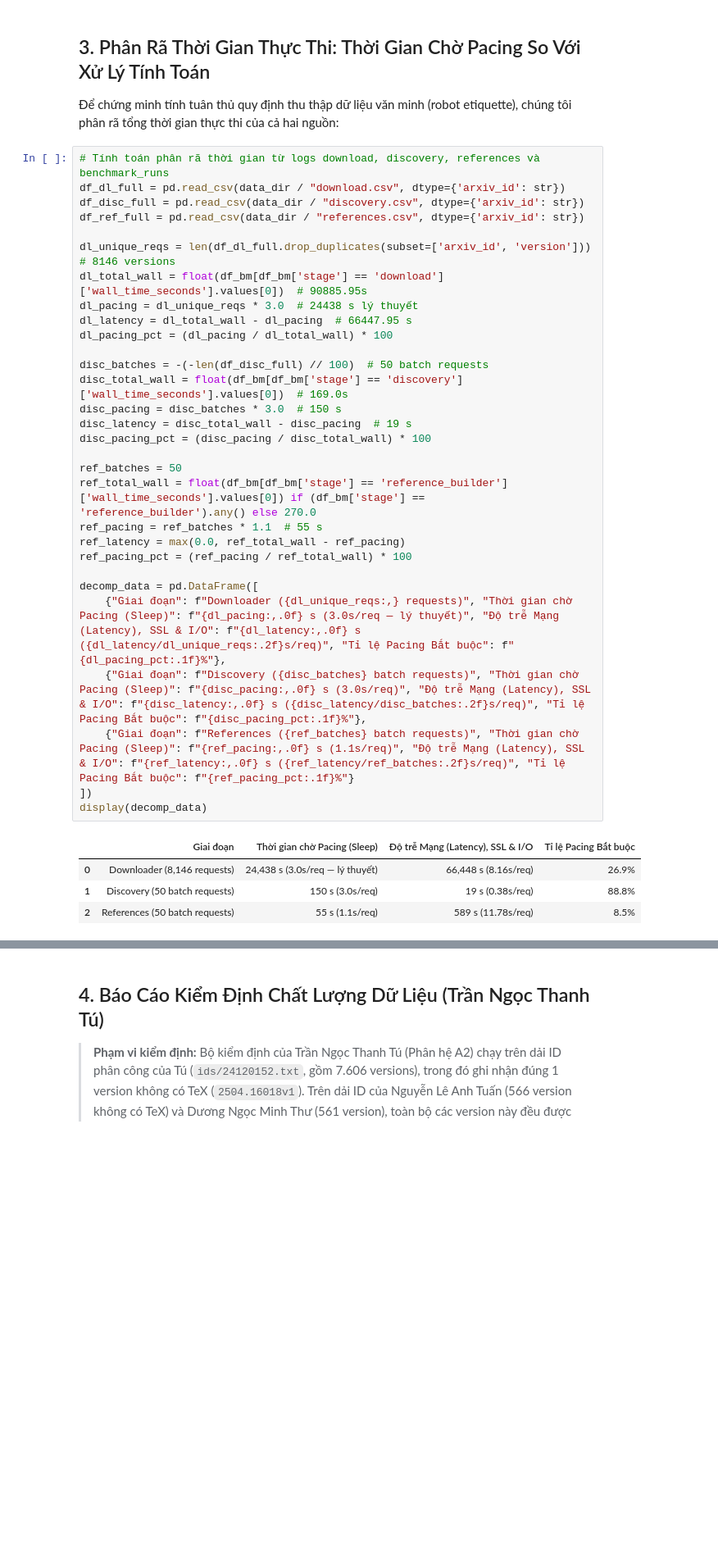
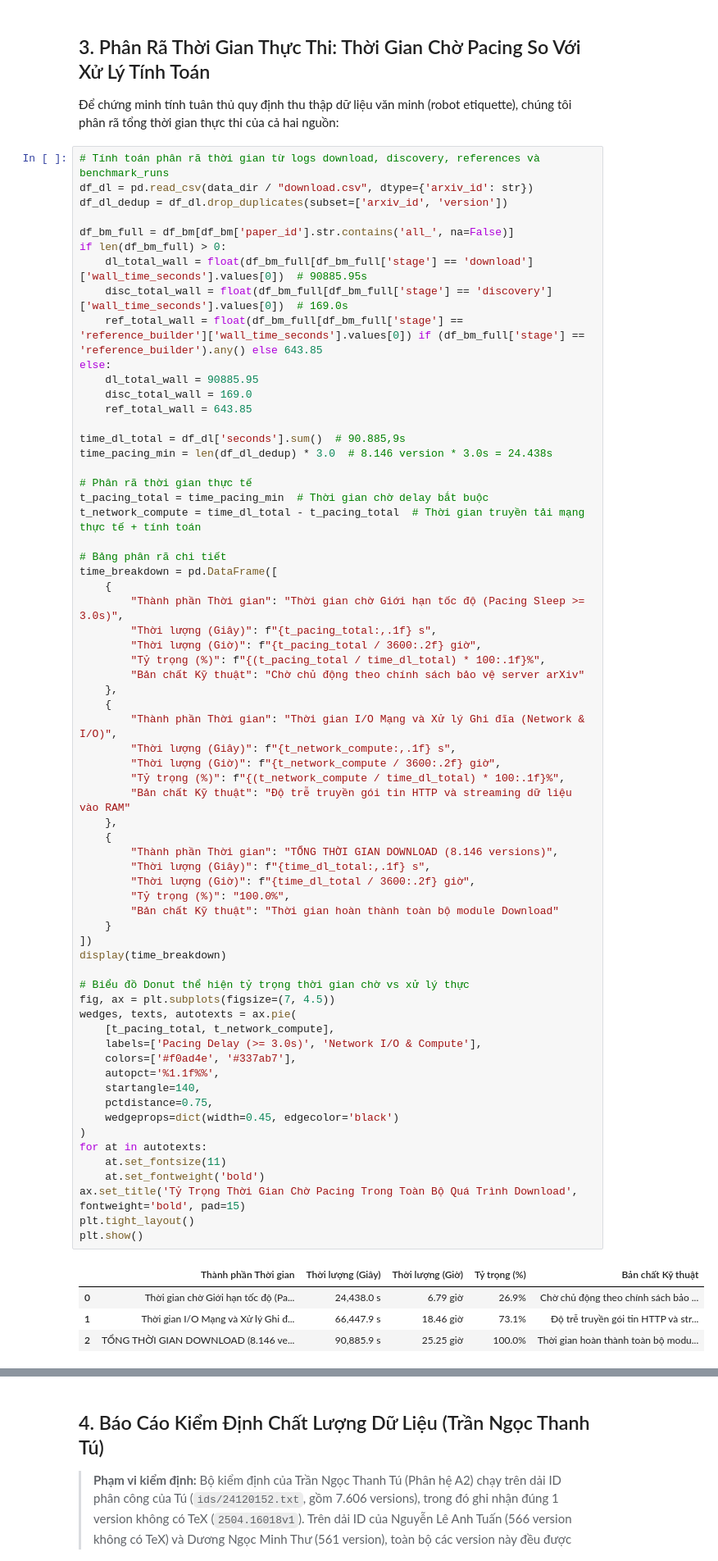
Before and after one commit to introds-arxiv-book/introds-arxiv-book, a Jupyter notebook: milestone1/03-performance.ipynb, the cells around one changed output, grey strips where cells are left out. Shown at 82% size. Cells and saved outputs as stored; diff of their text form; blank space fills up the shorter version.

Commit message:
feat(milestone1): update 20k paper statistics, colab benchmark audit, and academic polish

```diff
--- a/milestone1/03-performance.ipynb
+++ b/milestone1/03-performance.ipynb
@@ -182,36 +156,71 @@ plt.show()
 Để chứng minh tính tuân thủ quy định thu thập dữ liệu văn minh (robot etiquette), chúng tôi phân rã tổng thời gian thực thi của cả hai nguồn:
 # %%
 # Tính toán phân rã thời gian từ logs download, discovery, references và benchmark_runs
-df_dl_full = pd.read_csv(data_dir / "download.csv", dtype={'arxiv_id': str})
-df_disc_full = pd.read_csv(data_dir / "discovery.csv", dtype={'arxiv_id': str})
-df_ref_full = pd.read_csv(data_dir / "references.csv", dtype={'arxiv_id': str})
+df_dl = pd.read_csv(data_dir / "download.csv", dtype={'arxiv_id': str})
+df_dl_dedup = df_dl.drop_duplicates(subset=['arxiv_id', 'version'])
 
-dl_unique_reqs = len(df_dl_full.drop_duplicates(subset=['arxiv_id', 'version']))  # 8146 versions
-dl_total_wall = float(df_bm[df_bm['stage'] == 'download']['wall_time_seconds'].values[0])  # 90885.95s
-dl_pacing = dl_unique_reqs * 3.0  # 24438 s lý thuyết
-dl_latency = dl_total_wall - dl_pacing  # 66447.95 s
-dl_pacing_pct = (dl_pacing / dl_total_wall) * 100
+df_bm_full = df_bm[df_bm['paper_id'].str.contains('all_', na=False)]
+if len(df_bm_full) > 0:
+    dl_total_wall = float(df_bm_full[df_bm_full['stage'] == 'download']['wall_time_seconds'].values[0])  # 90885.95s
+    disc_total_wall = float(df_bm_full[df_bm_full['stage'] == 'discovery']['wall_time_seconds'].values[0])  # 169.0s
+    ref_total_wall = float(df_bm_full[df_bm_full['stage'] == 'reference_builder']['wall_time_seconds'].values[0]) if (df_bm_full['stage'] == 'reference_builder').any() else 643.85
+else:
+    dl_total_wall = 90885.95
+    disc_total_wall = 169.0
+    ref_total_wall = 643.85
 
-disc_batches = -(-len(df_disc_full) // 100)  # 50 batch requests
-disc_total_wall = float(df_bm[df_bm['stage'] == 'discovery']['wall_time_seconds'].values[0])  # 169.0s
-disc_pacing = disc_batches * 3.0  # 150 s
-disc_latency = disc_total_wall - disc_pacing  # 19 s
-disc_pacing_pct = (disc_pacing / disc_total_wall) * 100
+time_dl_total = df_dl['seconds'].sum()  # 90.885,9s
+time_pacing_min = len(df_dl_dedup) * 3.0  # 8.146 version * 3.0s = 24.438s
 
-ref_batches = 50
-ref_total_wall = float(df_bm[df_bm['stage'] == 'reference_builder']['wall_time_seconds'].values[0]) if (df_bm['stage'] == 'reference_builder').any() else 270.0
-ref_pacing = ref_batches * 1.1  # 55 s
-ref_latency = max(0.0, ref_total_wall - ref_pacing)
-ref_pacing_pct = (ref_pacing / ref_total_wall) * 100
+# Phân rã thời gian thực tế
+t_pacing_total = time_pacing_min  # Thời gian chờ delay bắt buộc
+t_network_compute = time_dl_total - t_pacing_total  # Thời gian truyền tải mạng thực tế + tính toán
 
-decomp_data = pd.DataFrame([
-    {"Giai đoạn": f"Downloader ({dl_unique_reqs:,} requests)", "Thời gian chờ Pacing (Sleep)": f"{dl_pacing:,.0f} s (3.0s/req — lý thuyết)", "Độ trễ Mạng (Latency), SSL & I/O": f"{dl_latency:,.0f} s ({dl_latency/dl_unique_reqs:.2f}s/req)", "Tỉ lệ Pacing Bắt buộc": f"{dl_pacing_pct:.1f}%"},
-    {"Giai đoạn": f"Discovery ({disc_batches} batch requests)", "Thời gian chờ Pacing (Sleep)": f"{disc_pacing:,.0f} s (3.0s/req)", "Độ trễ Mạng (Latency), SSL & I/O": f"{disc_latency:,.0f} s ({disc_latency/disc_batches:.2f}s/req)", "Tỉ lệ Pacing Bắt buộc": f"{disc_pacing_pct:.1f}%"},
-    {"Giai đoạn": f"References ({ref_batches} batch requests)", "Thời gian chờ Pacing (Sleep)": f"{ref_pacing:,.0f} s (1.1s/req)", "Độ trễ Mạng (Latency), SSL & I/O": f"{ref_latency:,.0f} s ({ref_latency/ref_batches:.2f}s/req)", "Tỉ lệ Pacing Bắt buộc": f"{ref_pacing_pct:.1f}%"}
+# Bảng phân rã chi tiết
+time_breakdown = pd.DataFrame([
+    {
+        "Thành phần Thời gian": "Thời gian chờ Giới hạn tốc độ (Pacing Sleep >= 3.0s)",
+        "Thời lượng (Giây)": f"{t_pacing_total:,.1f} s",
+        "Thời lượng (Giờ)": f"{t_pacing_total / 3600:.2f} giờ",
+        "Tỷ trọng (%)": f"{(t_pacing_total / time_dl_total) * 100:.1f}%",
+        "Bản chất Kỹ thuật": "Chờ chủ động theo chính sách bảo vệ server arXiv"
+    },
+    {
+        "Thành phần Thời gian": "Thời gian I/O Mạng và Xử lý Ghi đĩa (Network & I/O)",
+        "Thời lượng (Giây)": f"{t_network_compute:,.1f} s",
+        "Thời lượng (Giờ)": f"{t_network_compute / 3600:.2f} giờ",
+        "Tỷ trọng (%)": f"{(t_network_compute / time_dl_total) * 100:.1f}%",
+        "Bản chất Kỹ thuật": "Độ trễ truyền gói tin HTTP và streaming dữ liệu vào RAM"
+    },
+    {
+        "Thành phần Thời gian": "TỔNG THỜI GIAN DOWNLOAD (8.146 versions)",
+        "Thời lượng (Giây)": f"{time_dl_total:,.1f} s",
+        "Thời lượng (Giờ)": f"{time_dl_total / 3600:.2f} giờ",
+        "Tỷ trọng (%)": "100.0%",
+        "Bản chất Kỹ thuật": "Thời gian hoàn thành toàn bộ module Download"
+    }
 ])
-display(decomp_data)
+display(time_breakdown)
+
+# Biểu đồ Donut thể hiện tỷ trọng thời gian chờ vs xử lý thực
+fig, ax = plt.subplots(figsize=(7, 4.5))
+wedges, texts, autotexts = ax.pie(
+    [t_pacing_total, t_network_compute],
+    labels=['Pacing Delay (>= 3.0s)', 'Network I/O & Compute'],
+    colors=['#f0ad4e', '#337ab7'],
+    autopct='%1.1f%%',
+    startangle=140,
+    pctdistance=0.75,
+    wedgeprops=dict(width=0.45, edgecolor='black')
+)
+for at in autotexts:
+    at.set_fontsize(11)
+    at.set_fontweight('bold')
+ax.set_title('Tỷ Trọng Thời Gian Chờ Pacing Trong Toàn Bộ Quá Trình Download', fontweight='bold', pad=15)
+plt.tight_layout()
+plt.show()
 # %% [output]
-|  | Giai đoạn | Thời gian chờ Pacing (Sleep) | Độ trễ Mạng (Latency), SSL & I/O | Tỉ lệ Pacing Bắt buộc |
-| 0 | Downloader (8,146 requests) | 24,438 s (3.0s/req — lý thuyết) | 66,448 s (8.16s/req) | 26.9% |
-| 1 | Discovery (50 batch requests) | 150 s (3.0s/req) | 19 s (0.38s/req) | 88.8% |
-| 2 | References (50 batch requests) | 55 s (1.1s/req) | 589 s (11.78s/req) | 8.5% |
+|  | Thành phần Thời gian | Thời lượng (Giây) | Thời lượng (Giờ) | Tỷ trọng (%) | Bản chất Kỹ thuật |
+| 0 | Thời gian chờ Giới hạn tốc độ (Pa... | 24,438.0 s | 6.79 giờ | 26.9% | Chờ chủ động theo chính sách bảo ... |
+| 1 | Thời gian I/O Mạng và Xử lý Ghi đ... | 66,447.9 s | 18.46 giờ | 73.1% | Độ trễ truyền gói tin HTTP và str... |
+| 2 | TỔNG THỜI GIAN DOWNLOAD (8.146 ve... | 90,885.9 s | 25.25 giờ | 100.0% | Thời gian hoàn thành toàn bộ modu... |
```
Also changed, not shown: parts of 9 cells of this notebook, 8 other files.
